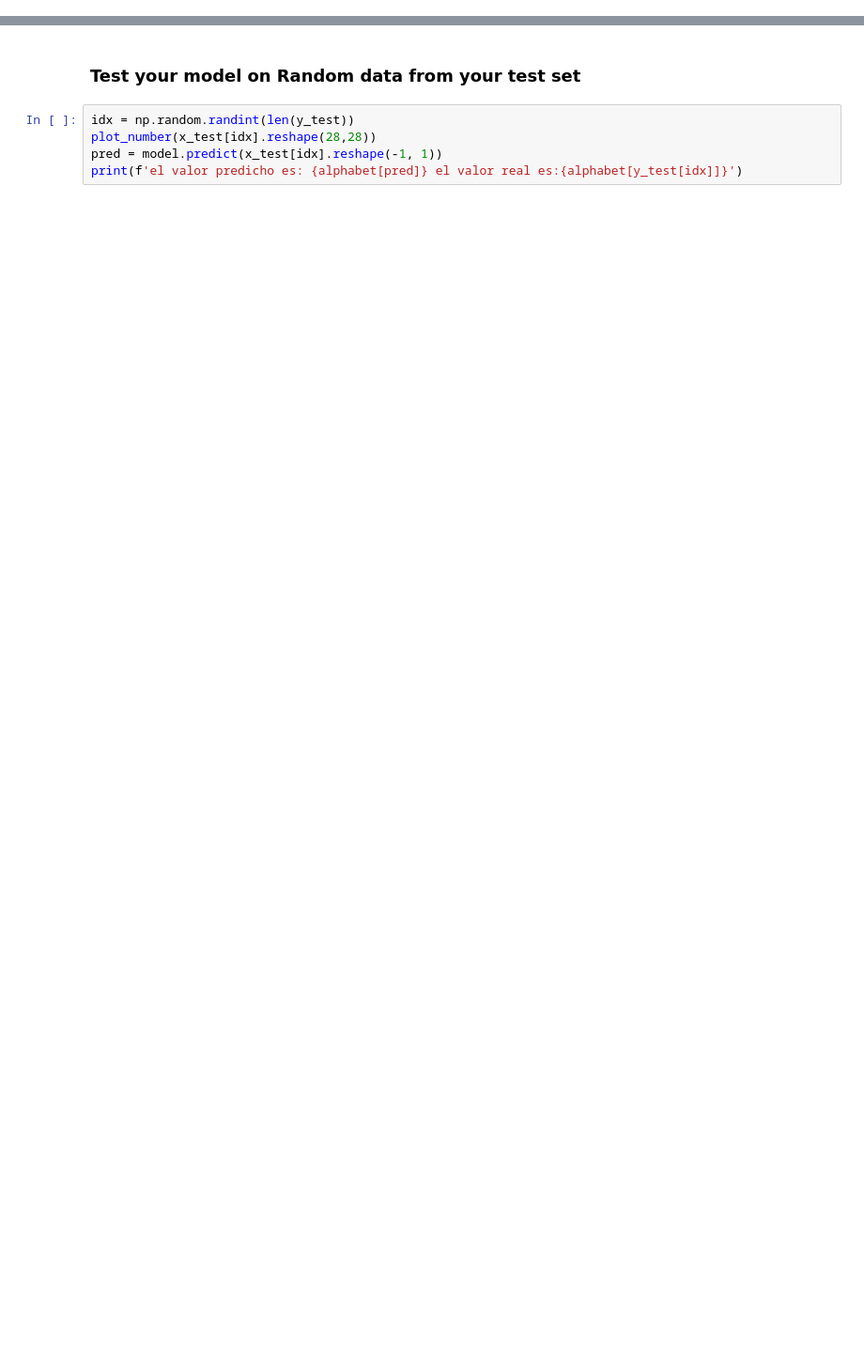
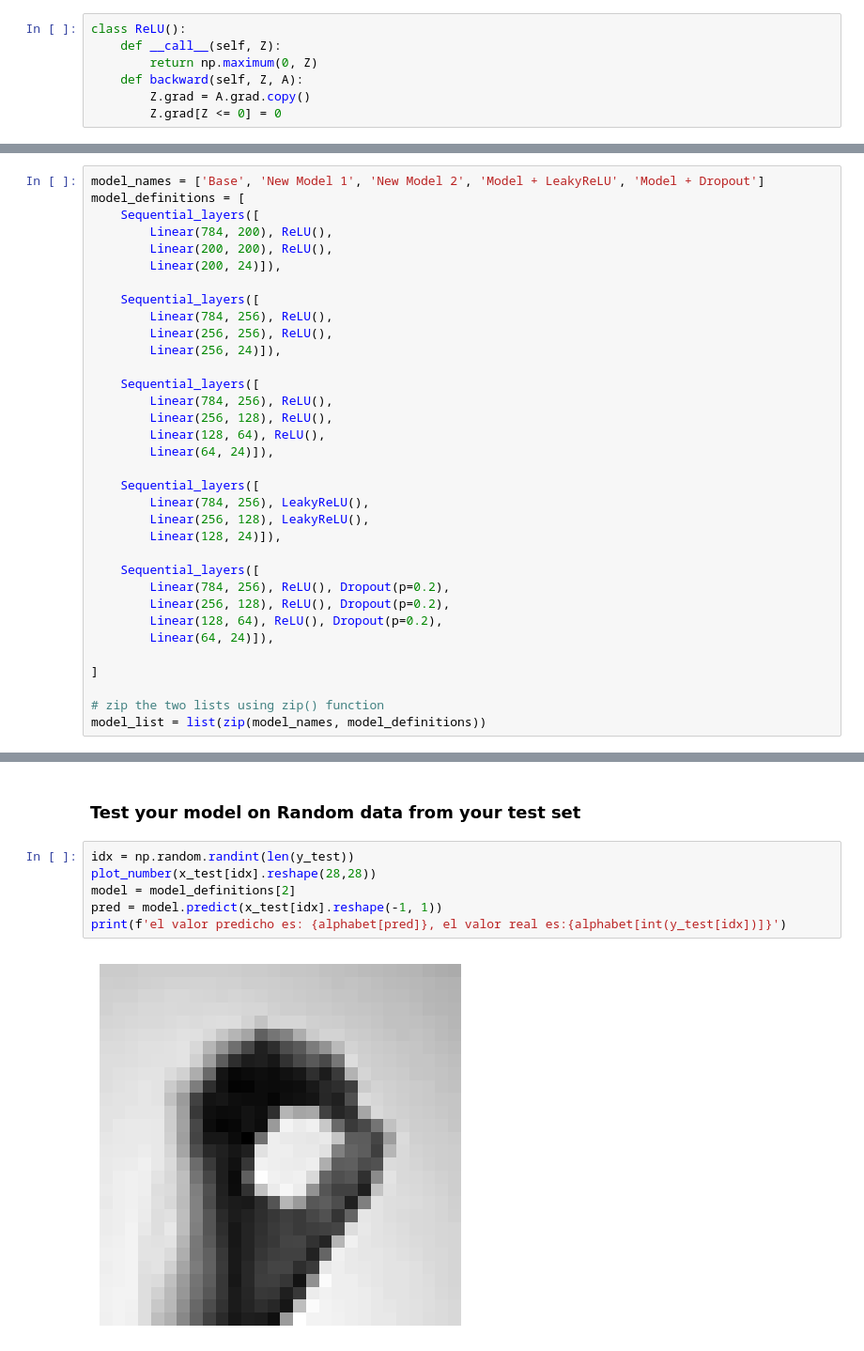
Before and after one commit to ivan-troy/A1b-TC5033, a Jupyter notebook: A1b_DL_TC5033_v1.ipynb, the cells around one changed output, grey strips where cells are left out. Shown: that part at 94% size. Cells and saved outputs as stored; diff of their text form; blank space fills up the shorter version.

```diff
--- a/A1b_DL_TC5033_v1.ipynb
+++ b/A1b_DL_TC5033_v1.ipynb
@@ -117,2 +235,9 @@ $$ \mathcal{J}(w, b) =  \frac{1}{num\_samples} \sum_{i=1}^{num\_samples}-\ln(\ha
 # %% [markdown]
 ### Clase ReLU
+# %%
+class ReLU():
+    def __call__(self, Z):
+        return np.maximum(0, Z)
+    def backward(self, Z, A):
+        Z.grad = A.grad.copy()
+        Z.grad[Z <= 0] = 0
@@ -125,2 +350,36 @@ $$ \mathcal{J}(w, b) =  \frac{1}{num\_samples} \sum_{i=1}^{num\_samples}-\ln(\ha
 # %% [markdown]
 ### Create your model and train it
+# %%
+model_names = ['Base', 'New Model 1', 'New Model 2', 'Model + LeakyReLU', 'Model + Dropout']
+model_definitions = [
+    Sequential_layers([
+        Linear(784, 200), ReLU(),
+        Linear(200, 200), ReLU(),
+        Linear(200, 24)]),
+
+    Sequential_layers([
+        Linear(784, 256), ReLU(),
+        Linear(256, 256), ReLU(),
+        Linear(256, 24)]),
+
+    Sequential_layers([
+        Linear(784, 256), ReLU(),
+        Linear(256, 128), ReLU(),
+        Linear(128, 64), ReLU(),
+        Linear(64, 24)]),
+
+    Sequential_layers([
+        Linear(784, 256), LeakyReLU(),
+        Linear(256, 128), LeakyReLU(),
+        Linear(128, 24)]),
+
+    Sequential_layers([
+        Linear(784, 256), ReLU(), Dropout(p=0.2),
+        Linear(256, 128), ReLU(), Dropout(p=0.2),
+        Linear(128, 64), ReLU(), Dropout(p=0.2),
+        Linear(64, 24)]),
+
+]
+
+# zip the two lists using zip() function
+model_list = list(zip(model_names, model_definitions))
@@ -129,5 +416,8 @@ $$ \mathcal{J}(w, b) =  \frac{1}{num\_samples} \sum_{i=1}^{num\_samples}-\ln(\ha
 # %%
 idx = np.random.randint(len(y_test))
 plot_number(x_test[idx].reshape(28,28))
+model = model_definitions[2]
 pred = model.predict(x_test[idx].reshape(-1, 1))
-print(f'el valor predicho es: {alphabet[pred]} el valor real es:{alphabet[y_test[idx]]}')
+print(f'el valor predicho es: {alphabet[pred]}, el valor real es:{alphabet[int(y_test[idx])]}')
+# %% [output]
+[figure, added]
```
Also changed, not shown: parts of 26 cells of this notebook.
